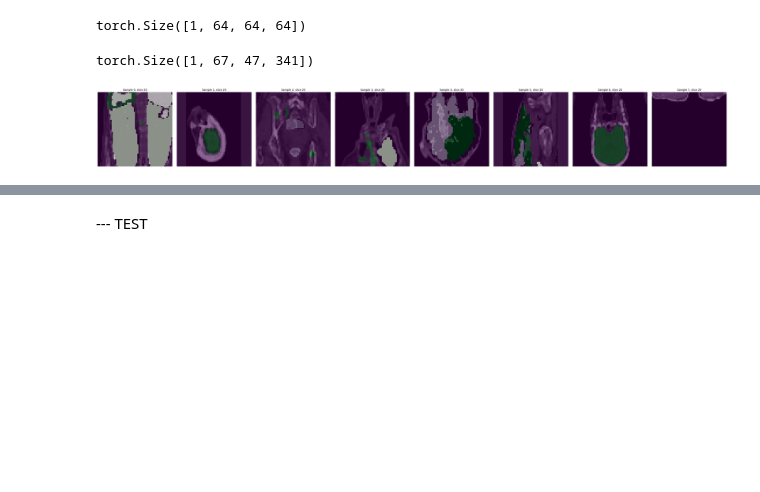
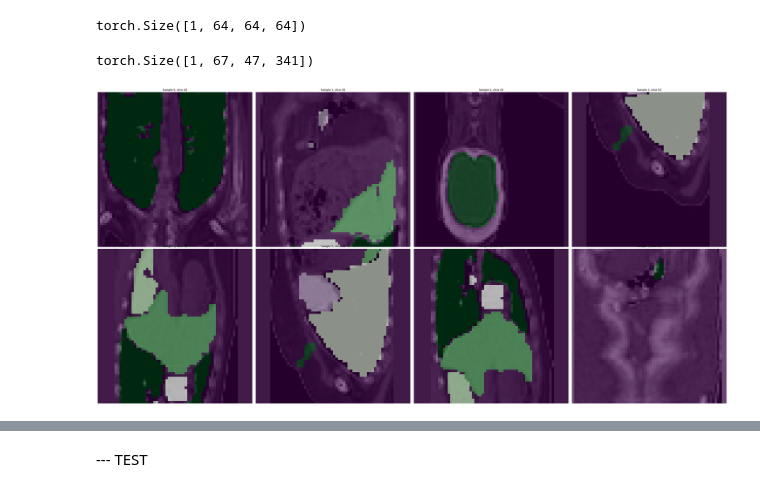
Before and after one commit to Aryan8221/SBU_AI_CONFERENCE, a Jupyter notebook: test.ipynb, the cells around one changed output, grey strips where cells are left out. Saved outputs shown, nothing was run; the diff lists cells and outputs as text; code cells hidden in the pictures; blank space fills up the shorter version.

```diff
--- a/test.ipynb
+++ b/test.ipynb
@@ -74,8 +74,8 @@ plt.show()
 [figure]
 # %%
 data = {
-    "image": "/Users/aryanneizehbaz/Downloads/DATA_WITH_ORGAN_CLIPPED/CT/CT2-res.nii.gz",
-    "label": "/Users/aryanneizehbaz/Downloads/CT1-res.nii_ep0150_b0.nii",
+    "image": "/Users/aryanneizehbaz/Downloads/DATA_WITH_ORGAN_CLIPPED/CT/CT3-res.nii.gz",
+    "label": "/Users/aryanneizehbaz/Downloads/DATA_WITH_ORGAN_CLIPPED/Mask/Seg3.seg_aligned.nii.gz",
 }
 # %%
 from monai.transforms import (
@@ -183,32 +183,36 @@ data_all_composed["label"].shape
 torch.Size([1, 67, 47, 341])
 # %%
 import matplotlib.pyplot as plt
+import math
 
 z_idx = 20  # your chosen slice index
 num_samples = len(data_all_composed)
 
-fig, axes = plt.subplots(1, num_samples, figsize=(5 * num_samples, 5))
+num_rows = 2
 
+fig, axes = plt.subplots(num_rows, math.ceil(num_samples / num_rows), figsize=(5 * num_samples, 20))
+
+axes = axes.flatten()
 # If num_samples == 1, axes is not a list, make it a list for consistency
 if num_samples == 1:
     axes = [axes]
 
 for sample_idx, ax in enumerate(axes):
     ct_slice    = data_all_composed[sample_idx]["image"][0, :, z_idx, :].cpu().numpy()
     label_slice = data_all_composed[sample_idx]["label"][0, :, z_idx, :].cpu().numpy()
 
     # Background CT
     ax.imshow(ct_slice.T, cmap="Greys_r", origin="lower")
     # Overlay label
     ax.imshow(label_slice.T, cmap="PRGn", origin="lower", alpha=0.6)
 
     ax.axis("off")
     ax.set_title(f"Sample {sample_idx}, slice {z_idx}")
 
 plt.tight_layout()
 plt.show()
 # %% [output]
-[figure, old version]
+[figure, new version]
 # %%
 import json
 from monai.transforms import (
```
Also changed, not shown: 6 other files.
